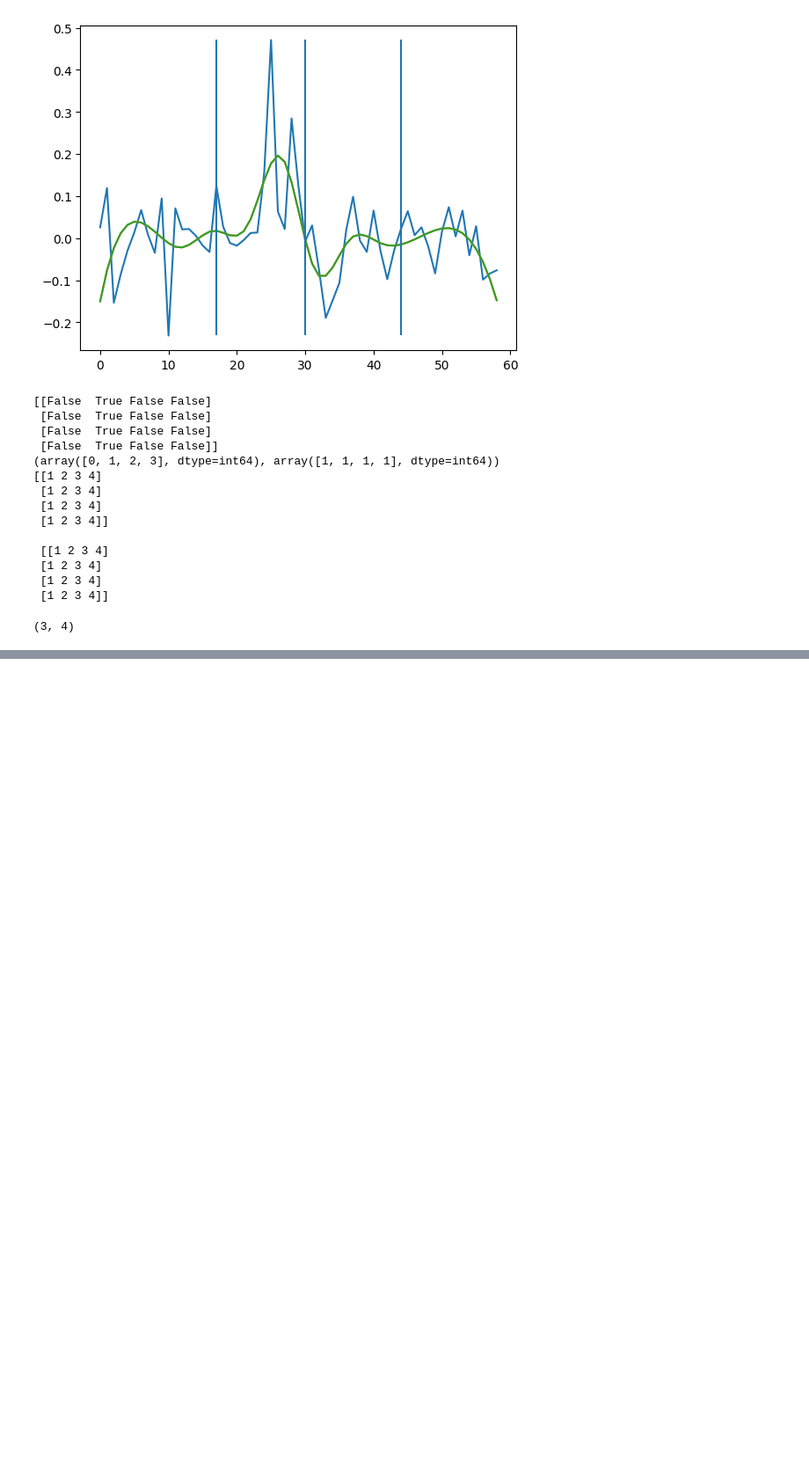
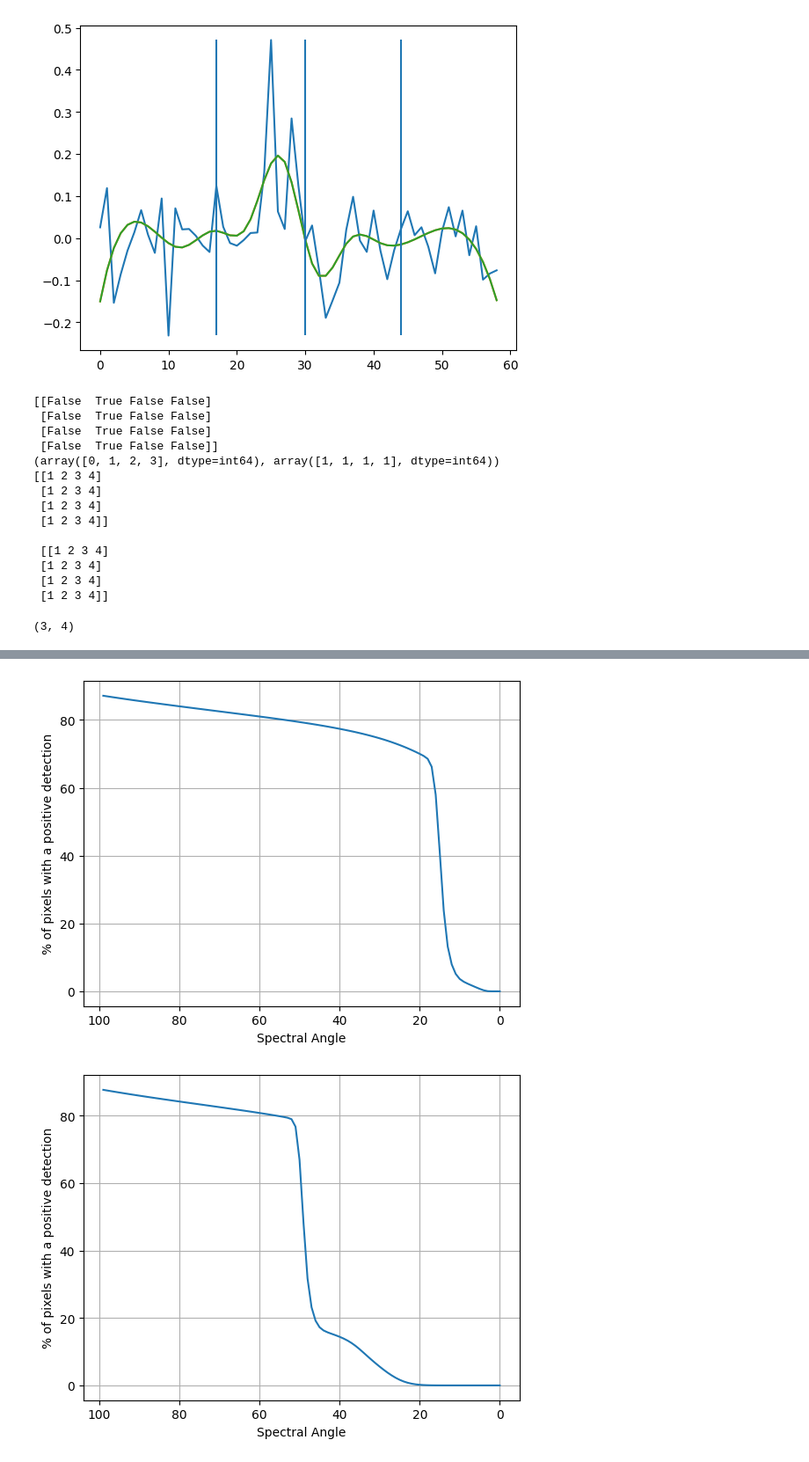
Before and after one commit to z-vig/M3_Pro, a Jupyter notebook: test.ipynb, the cells around one changed output, grey strips where cells are left out. Shown at 88% size. Drawn from its saved outputs; the diff is of its cells as text; code cells hidden in the pictures; blank space fills up the shorter version.

```diff
--- a/test.ipynb
+++ b/test.ipynb
@@ -981,0 +967,36 @@ print (myarr-myarr_og)
+# %%
+import tifffile as tf
+import os
+from matplotlib.pyplot import colormaps
+import matplotlib.cm as cm
+import pandas as pd
+ice_pipe = 'D:/Data/Ice_Pipeline_Out_9-7-23/'
+spa_images_lab = [tf.imread(os.path.join(ice_pipe,'spectral_angle_values_41_59_mix',i)) for i in\
+                   os.listdir(os.path.join(ice_pipe,'spectral_angle_values_41_59_mix'))]
+spa_images_usgs = [tf.imread(os.path.join(ice_pipe,'spectral_angle_values',i)) for i in\
+                   os.listdir(os.path.join(ice_pipe,'spectral_angle_values'))]
+spa_images_labice = [tf.imread(os.path.join(ice_pipe,'spectral_angle_values_100_0_ice',i)) for i in\
+                   os.listdir(os.path.join(ice_pipe,'spectral_angle_values_100_0_ice'))]
+
+def get_threshold_plot_spa(spa_images_list:list)->None:
+    spa_stat_array = np.zeros((len(spa_images_list),100))
+    for i in range(len(spa_images_list)):
+        spa_stat_array[i,:] = [(spa_images_list[i]<thresh).sum() for thresh in reversed(range(0,100))]
+
+    total_pixel_num = sum([spa_images_list[i].size for i in range(len(spa_images_list))])
+    fig,ax = plt.subplots(1,1)
+    ax.plot(list(reversed(range(0,100))),100*(np.sum(spa_stat_array,axis=0)/total_pixel_num))
+    ax.invert_xaxis()
+    ax.set_xlabel('Spectral Angle')
+    ax.set_ylabel('% of pixels with a positive detection')
+    ax.grid()
+
+    return 100*(np.sum(spa_stat_array,axis=0)/total_pixel_num)
+    #plt.colorbar(scalar_mappable)
+
+lab_vals = get_threshold_plot_spa(spa_images_lab)
+usgs_vals = get_threshold_plot_spa(spa_images_usgs)
+labice_vals = get_threshold_plot_spa(spa_images_labice)
+# %% [output]
+[figure, added]
+[figure, added]
```
Also changed, not shown: parts of 7 cells of this notebook, 7 other files.
